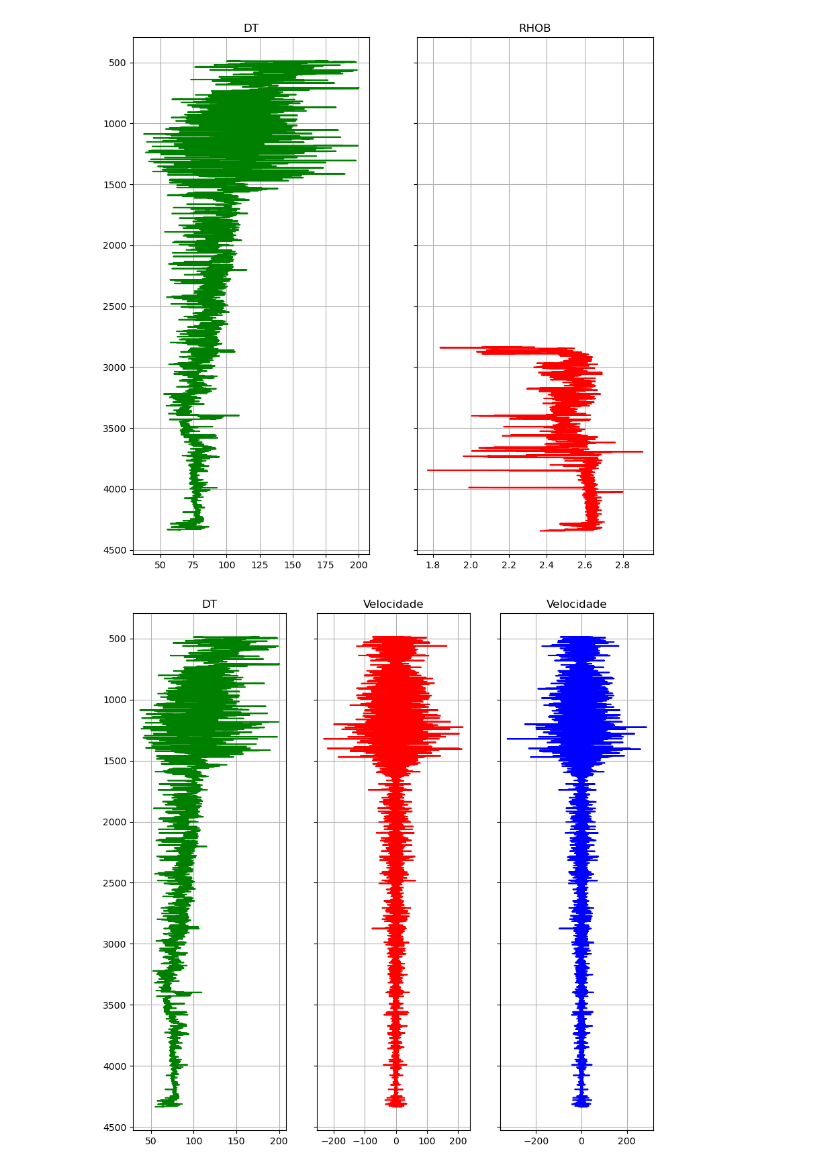
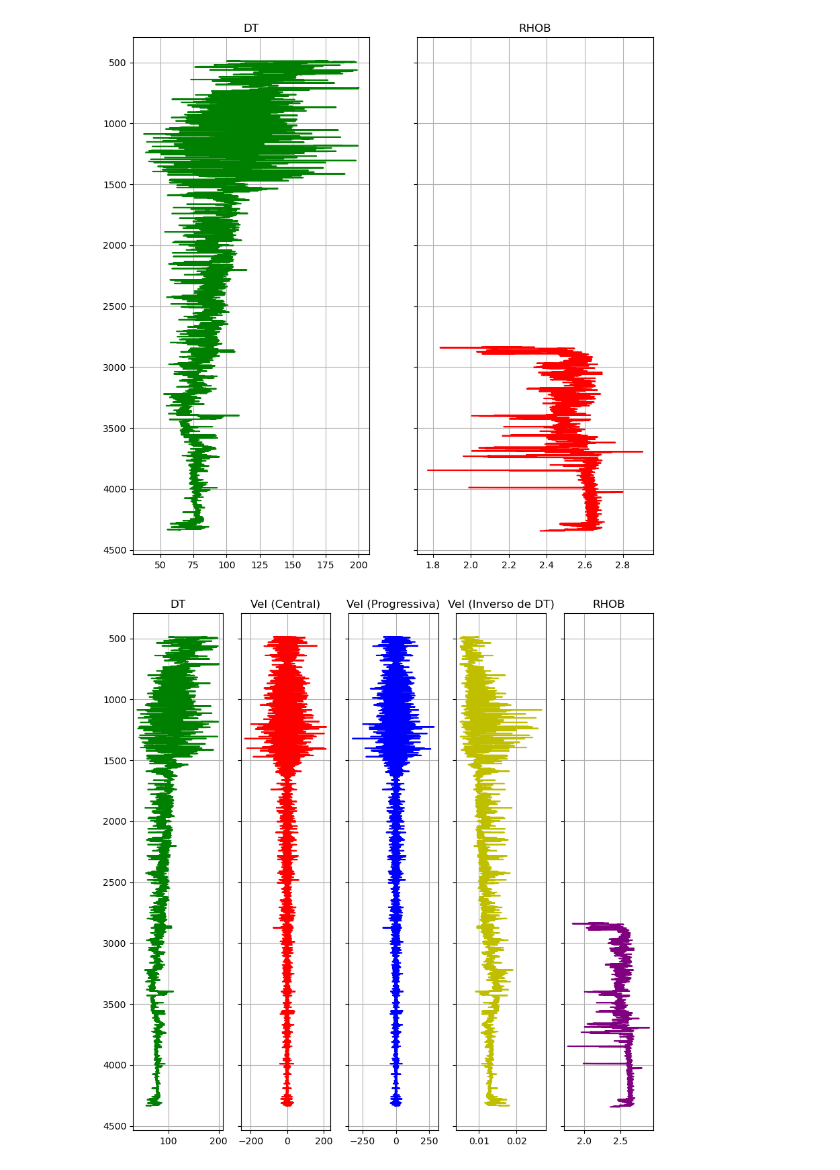
Before and after one commit to VictorCarreira/sismica, a Jupyter notebook: programs/sis1D.ipynb, the cells around one changed output. Drawn from its saved outputs; the diff is of its cells as text; code cells hidden in the pictures.

```diff
--- a/programs/sis1D.ipynb
+++ b/programs/sis1D.ipynb
@@ -92,32 +265,43 @@ plt.show()
 # Calcular a velocidade
 vel1 = dt2velC(depth1, track1)
 vel2 = dt2velP(depth1, track1)
+vel3 = 1/track1
 # %%
 # Acessar os dados
 depth1 = dt['DEPTH']
 track1 = dt['DT']
 depth2 = rhob['DEPTH']
+track2 = rhob['RHOB']
 
 # Criar os gráficos
-fig, axs = plt.subplots(1, 3, figsize=(10,10), sharey=True)
+fig, axs = plt.subplots(1, 5, figsize=(10,10), sharey=True)
 
 # Primeiro gráfico
 axs[0].plot(track1, depth1,'g')
 axs[0].set_title('DT')
 axs[0].grid(True)
 
 # Segundo gráfico
 axs[1].plot(vel1, depth1,'r')
-axs[1].set_title('Velocidade (Derivada Central)')
+axs[1].set_title('Vel (Central)')
 axs[1].grid(True)
 
 # Terceiro gráfico
 axs[2].plot(vel2, depth1,'b')
-axs[2].set_title('Velocidade (Derivada Progressiva)')
+axs[2].set_title('Vel (Progressiva)')
 axs[2].grid(True)
 
+# Quarto gráfico
+axs[3].plot(vel3, depth1,'y')
+axs[3].set_title('Vel (Inverso de DT)')
+axs[3].grid(True)
+
+# Quinto gráfico
+axs[4].plot(track2, depth2,'purple')
+axs[4].set_title('RHOB')
+axs[4].grid(True)
 
 plt.gca().invert_yaxis()  # Inverter o eixo y para que a profundidade aumente para baixo
 plt.show()
 # %% [output]
-[figure, old version]
+[figure, new version]
```
Also changed, not shown: parts of 10 cells of this notebook.
